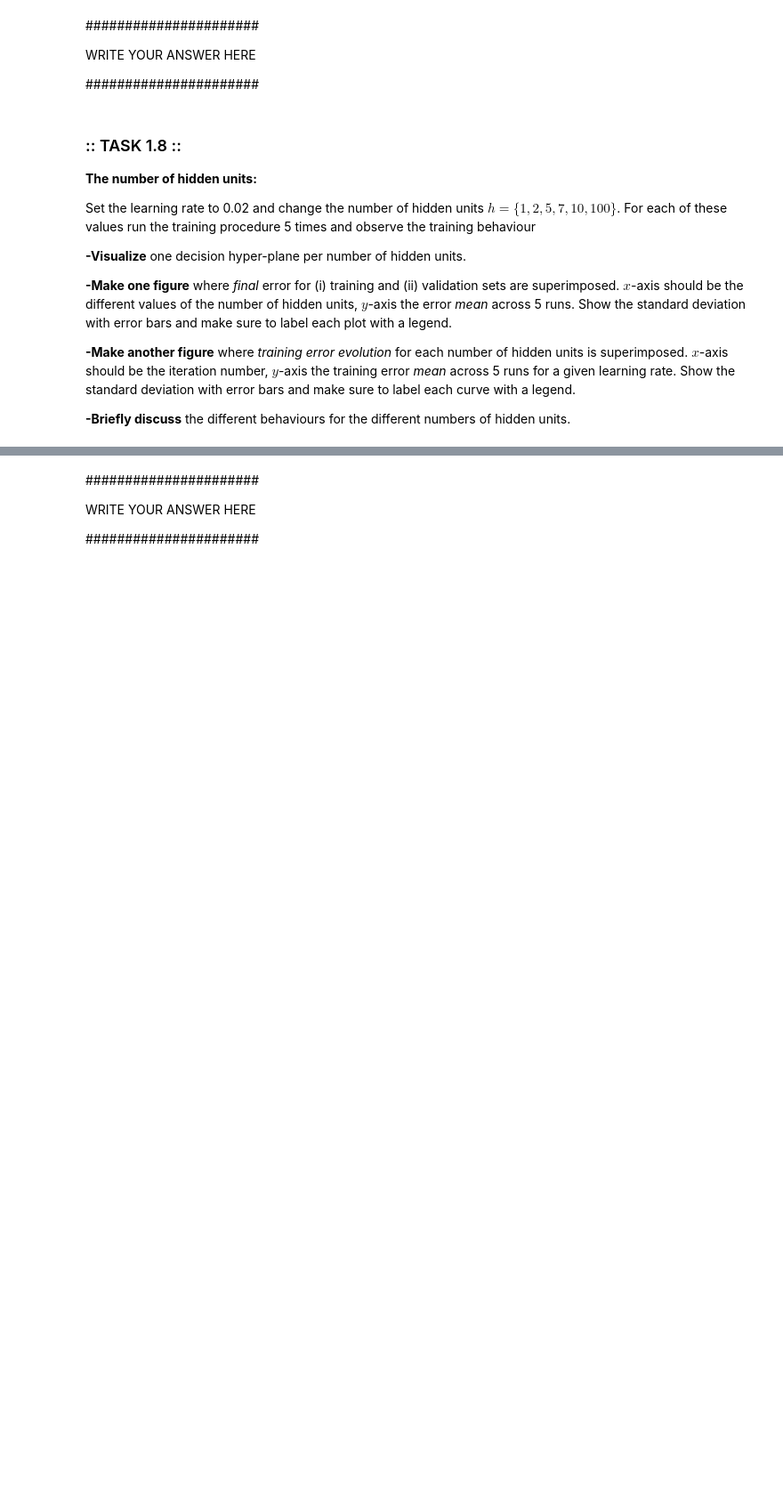
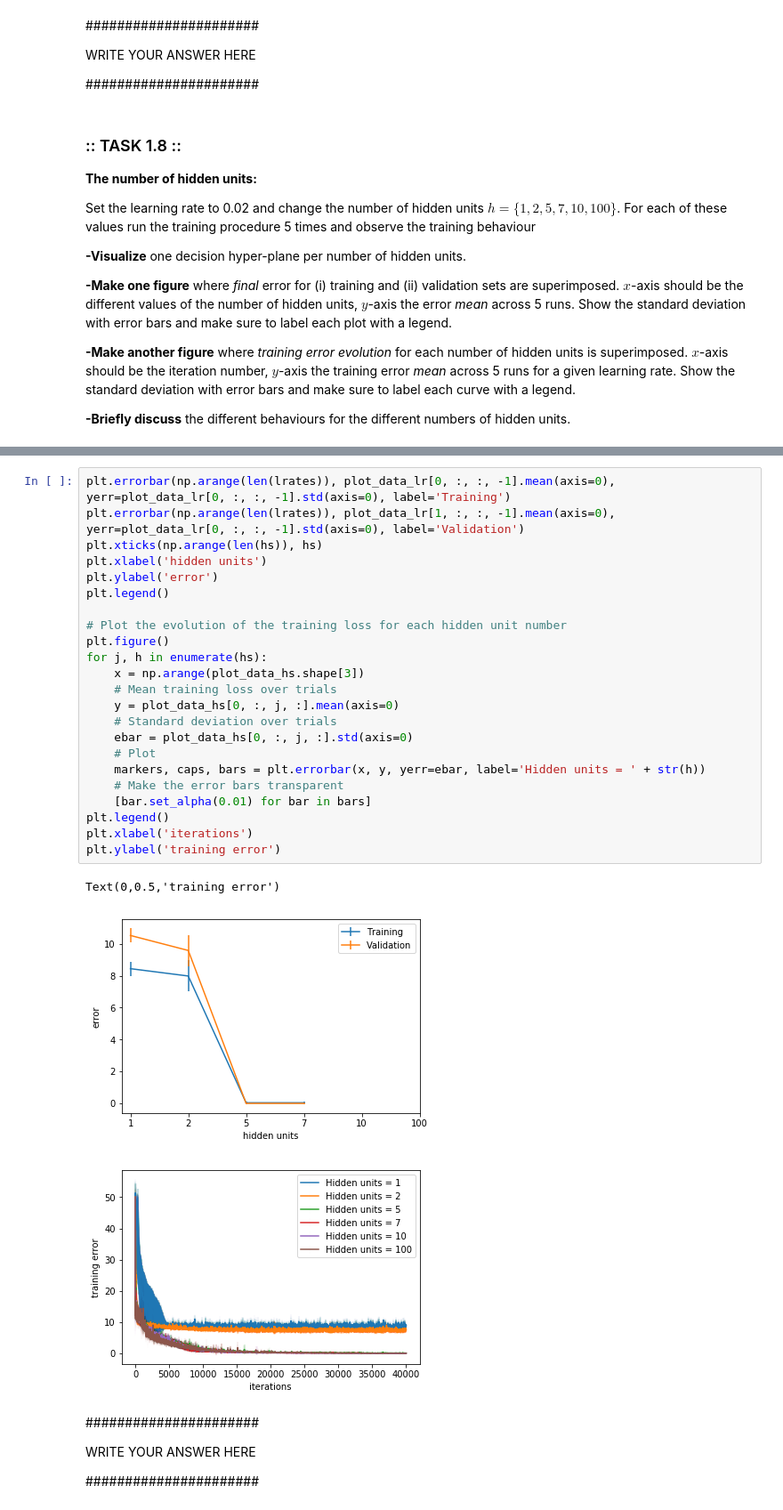
Before and after one commit to raphaelavalos/object-recognition, a Jupyter notebook: A2/A2.ipynb, the cells around one changed output, grey strips where cells are left out. Shown at 89% size. Drawn from its saved outputs; the diff is of its cells as text; blank space fills up the shorter version.

```diff
--- a/A2/A2.ipynb
+++ b/A2/A2.ipynb
@@ -487,3 +527,30 @@ Set the learning rate to 0.02 and change the number of hidden units $h = \{1, 2,
+# %%
+plt.errorbar(np.arange(len(lrates)), plot_data_lr[0, :, :, -1].mean(axis=0), yerr=plot_data_lr[0, :, :, -1].std(axis=0), label='Training')
+plt.errorbar(np.arange(len(lrates)), plot_data_lr[1, :, :, -1].mean(axis=0), yerr=plot_data_lr[0, :, :, -1].std(axis=0), label='Validation')
+plt.xticks(np.arange(len(hs)), hs)
+plt.xlabel('hidden units')
+plt.ylabel('error')
+plt.legend()
+
+# Plot the evolution of the training loss for each hidden unit number
+plt.figure()
+for j, h in enumerate(hs):
+    x = np.arange(plot_data_hs.shape[3])
+    # Mean training loss over trials
+    y = plot_data_hs[0, :, j, :].mean(axis=0)
+    # Standard deviation over trials
+    ebar = plot_data_hs[0, :, j, :].std(axis=0)
+    # Plot
+    markers, caps, bars = plt.errorbar(x, y, yerr=ebar, label='Hidden units = ' + str(h))
+    # Make the error bars transparent
+    [bar.set_alpha(0.01) for bar in bars]
+plt.legend()
+plt.xlabel('iterations')
+plt.ylabel('training error')
+# %% [output]
+Text(0,0.5,'training error')
+[figure, added]
+[figure, added]
 # %% [markdown]
 ######################
 
```
Also changed, not shown: parts of 39 cells of this notebook.
